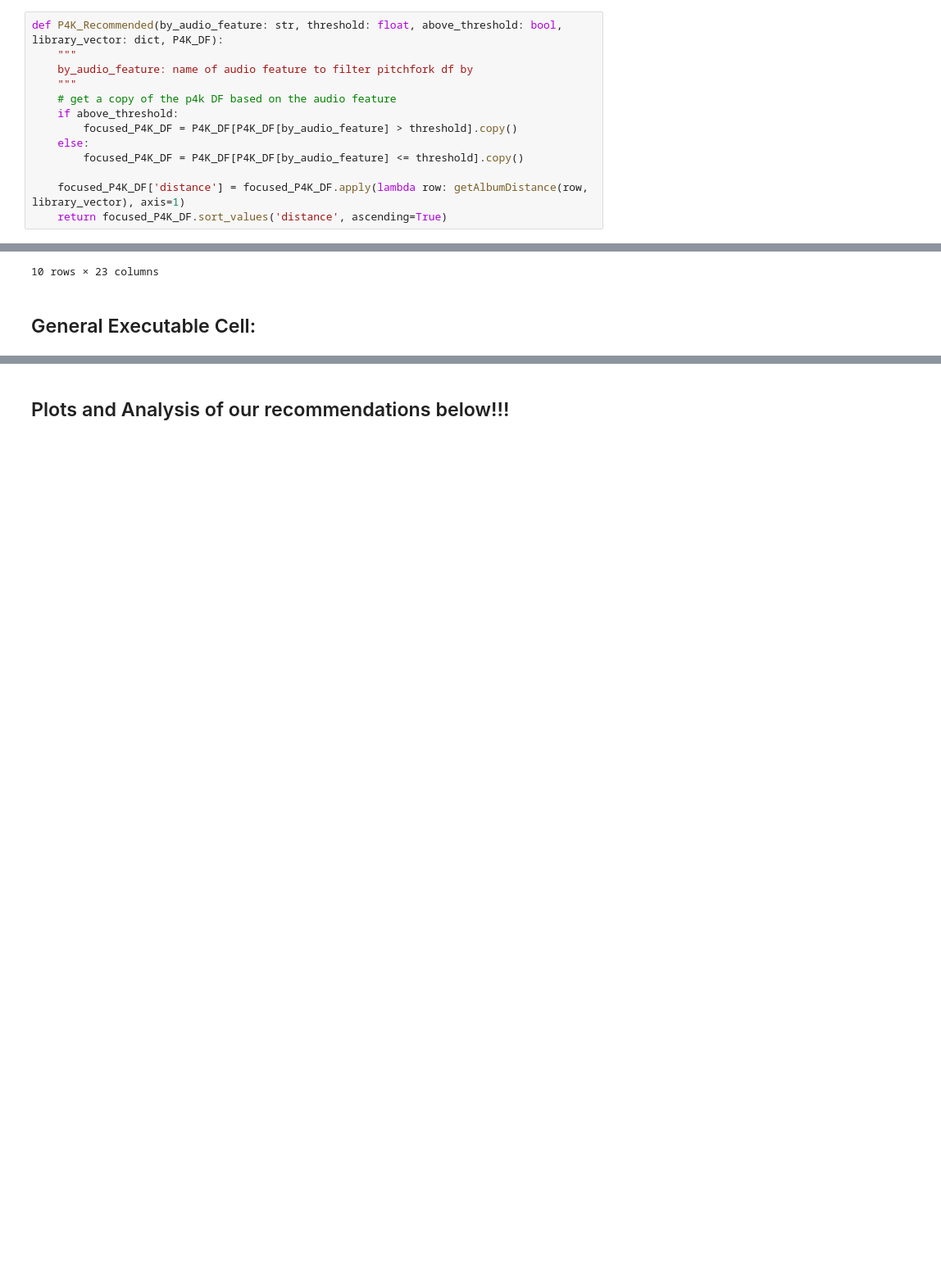
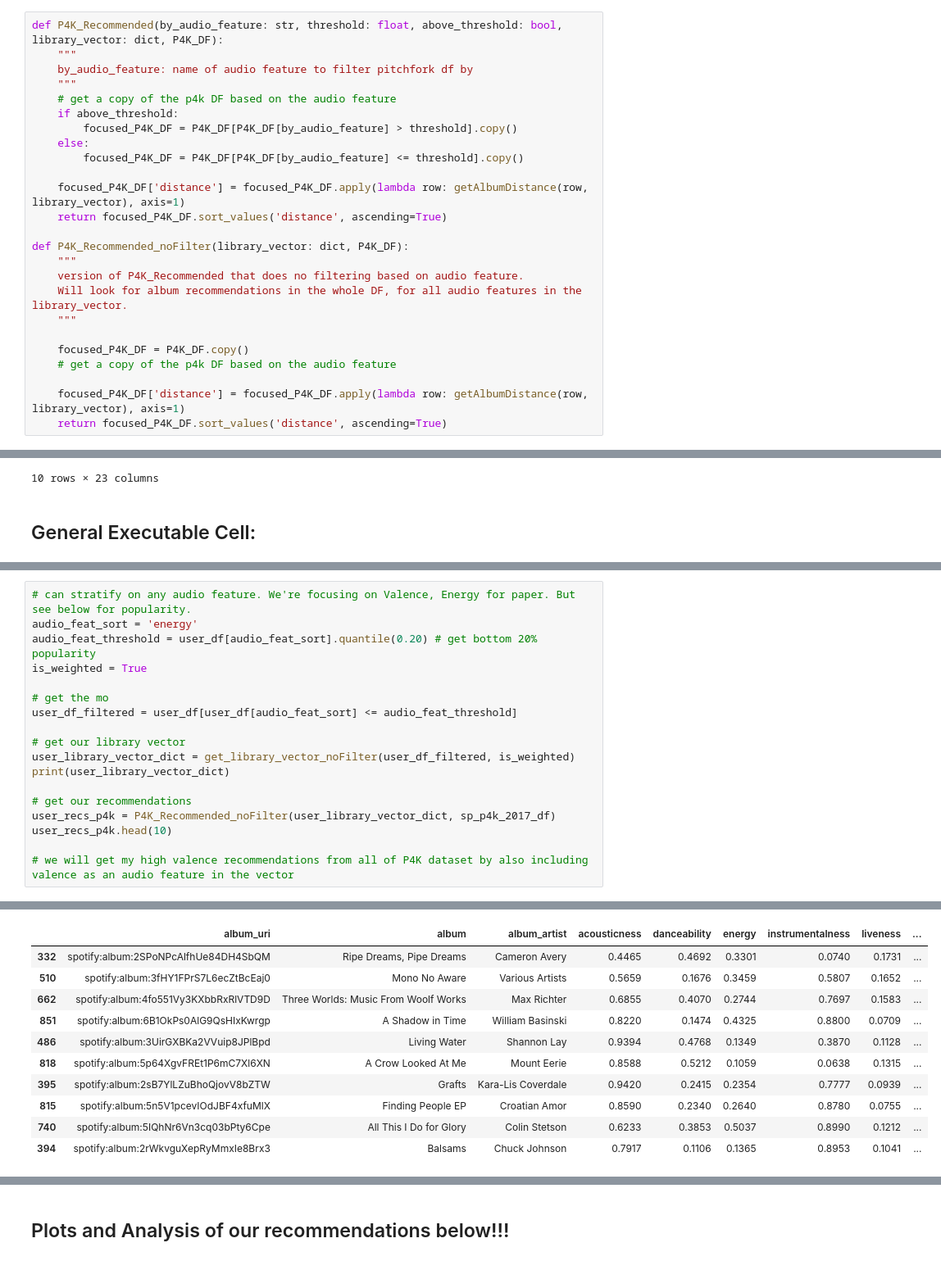
Before and after one commit to Anand-Patel-95/Pitchfork-Music-Recommender-Spotify, a Jupyter notebook: album_recommendations/User_Recommendations_P4K.ipynb, the cells around one changed output, grey strips where cells are left out. Shown: that part at 82% size. Cells and saved outputs as stored; diff of their text form; blank space fills up the shorter version.

```diff
--- a/album_recommendations/User_Recommendations_P4K.ipynb
+++ b/album_recommendations/User_Recommendations_P4K.ipynb
@@ -146,6 +146,18 @@ def P4K_Recommended(by_audio_feature: str, threshold: float, above_threshold: bo
 
     focused_P4K_DF['distance'] = focused_P4K_DF.apply(lambda row: getAlbumDistance(row, library_vector), axis=1)
     return focused_P4K_DF.sort_values('distance', ascending=True)
+
+def P4K_Recommended_noFilter(library_vector: dict, P4K_DF):
+    """
+    version of P4K_Recommended that does no filtering based on audio feature.
+    Will look for album recommendations in the whole DF, for all audio features in the library_vector.
+    """
+
+    focused_P4K_DF = P4K_DF.copy()
+    # get a copy of the p4k DF based on the audio feature
+
+    focused_P4K_DF['distance'] = focused_P4K_DF.apply(lambda row: getAlbumDistance(row, library_vector), axis=1)
+    return focused_P4K_DF.sort_values('distance', ascending=True)
 # %% [markdown]
 ## Library Data to get our album recommendations
 # %%
@@ -331,0 +409,19 @@ user_recs_p4k.head(10)
+# %%
+# can stratify on any audio feature. We're focusing on Valence, Energy for paper. But see below for popularity.
+audio_feat_sort = 'energy'
+audio_feat_threshold = user_df[audio_feat_sort].quantile(0.20) # get bottom 20% popularity
+is_weighted = True
+
+# get the mo
+user_df_filtered = user_df[user_df[audio_feat_sort] <= audio_feat_threshold]
+
+# get our library vector
+user_library_vector_dict = get_library_vector_noFilter(user_df_filtered, is_weighted)
+print(user_library_vector_dict)
+
+# get our recommendations
+user_recs_p4k = P4K_Recommended_noFilter(user_library_vector_dict, sp_p4k_2017_df)
+user_recs_p4k.head(10)
+
+# we will get my high valence recommendations from all of P4K dataset by also including valence as an audio feature in the vector
+# %% [output]
@@ -331,0 +429,11 @@ user_recs_p4k.head(10)
+|  | album_uri | album | album_artist | acousticness | danceability | energy | instrumentalness | liveness | ... |
+| 332 | spotify:album:2SPoNPcAlfhUe84DH4SbQM | Ripe Dreams, Pipe Dreams | Cameron Avery | 0.4465 | 0.4692 | 0.3301 | 0.0740 | 0.1731 | ... |
+| 510 | spotify:album:3fHY1FPrS7L6ecZtBcEaj0 | Mono No Aware | Various Artists | 0.5659 | 0.1676 | 0.3459 | 0.5807 | 0.1652 | ... |
+| 662 | spotify:album:4fo551Vy3KXbbRxRlVTD9D | Three Worlds: Music From Woolf Works | Max Richter | 0.6855 | 0.4070 | 0.2744 | 0.7697 | 0.1583 | ... |
+| 851 | spotify:album:6B1OkPs0AlG9QsHIxKwrgp | A Shadow in Time | William Basinski | 0.8220 | 0.1474 | 0.4325 | 0.8800 | 0.0709 | ... |
+| 486 | spotify:album:3UirGXBKa2VVuip8JPlBpd | Living Water | Shannon Lay | 0.9394 | 0.4768 | 0.1349 | 0.3870 | 0.1128 | ... |
+| 818 | spotify:album:5p64XgvFREt1P6mC7Xl6XN | A Crow Looked At Me | Mount Eerie | 0.8588 | 0.5212 | 0.1059 | 0.0638 | 0.1315 | ... |
+| 395 | spotify:album:2sB7YlLZuBhoQjovV8bZTW | Grafts | Kara-Lis Coverdale | 0.9420 | 0.2415 | 0.2354 | 0.7777 | 0.0939 | ... |
+| 815 | spotify:album:5n5V1pcevIOdJBF4xfuMlX | Finding People EP | Croatian Amor | 0.8590 | 0.2340 | 0.2640 | 0.8780 | 0.0755 | ... |
+| 740 | spotify:album:5IQhNr6Vn3cq03bPty6Cpe | All This I Do for Glory | Colin Stetson | 0.6233 | 0.3853 | 0.5037 | 0.8990 | 0.1212 | ... |
+| 394 | spotify:album:2rWkvguXepRyMmxIe8Brx3 | Balsams | Chuck Johnson | 0.7917 | 0.1106 | 0.1365 | 0.8953 | 0.1041 | ... |
```
Also changed, not shown: parts of 7 cells of this notebook.
